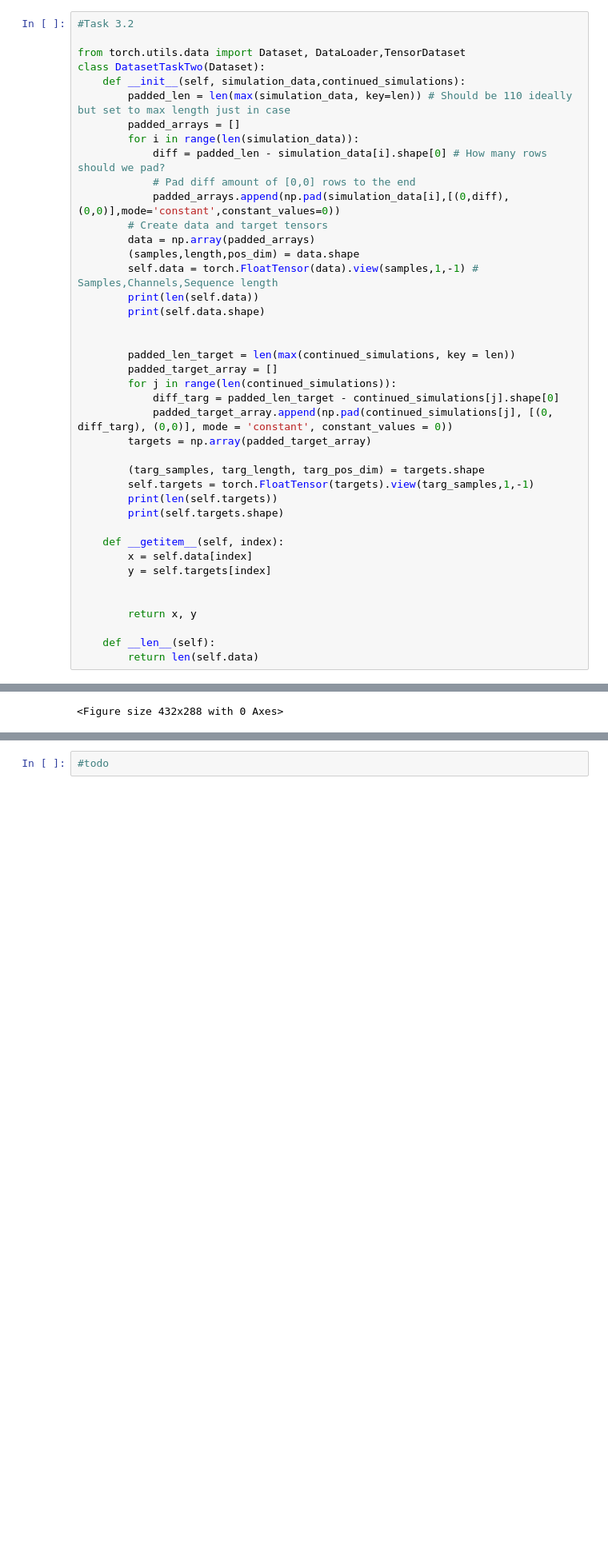
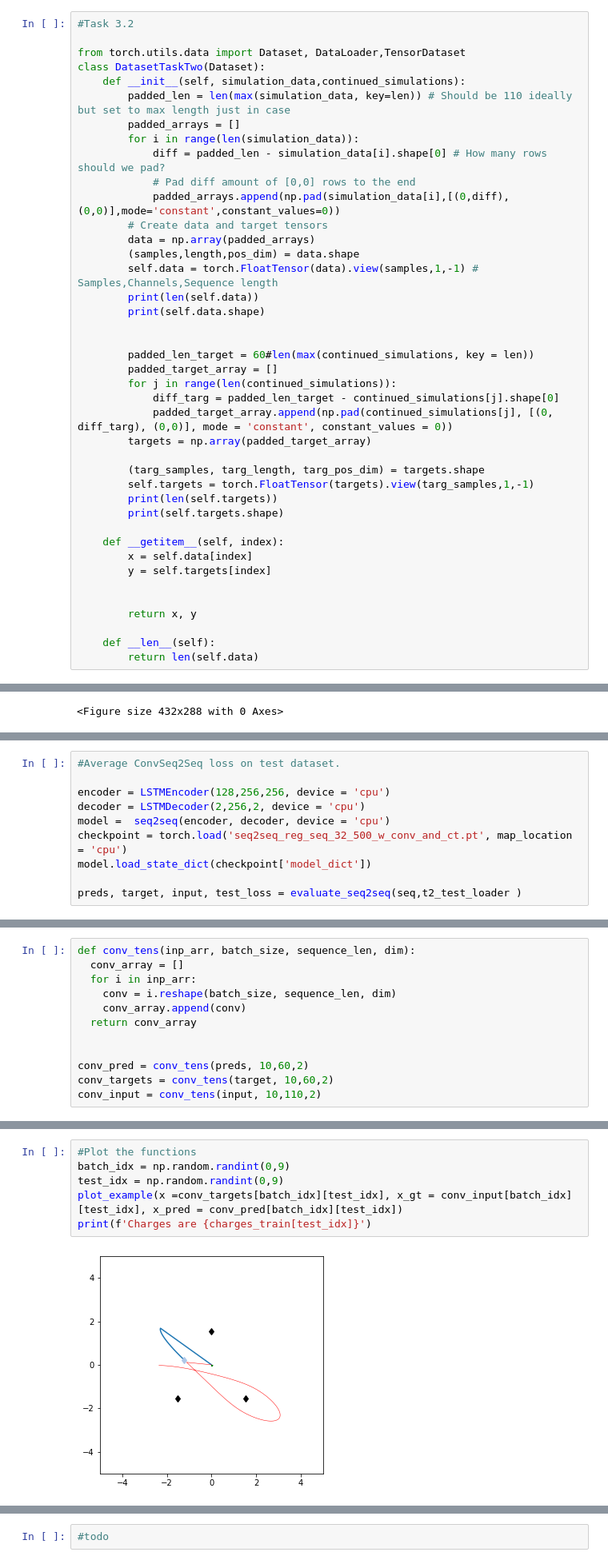
Before and after one commit to a-moharil/2AMM10-Group7, a Jupyter notebook: Assignment3/a3_lastest__seq2seq.ipynb, the cells around one changed output, grey strips where cells are left out. Shown at 80% size. Saved outputs shown, nothing was run; the diff lists cells and outputs as text; blank space fills up the shorter version.

```diff
--- a/Assignment3/a3_lastest__seq2seq.ipynb
+++ b/Assignment3/a3_lastest__seq2seq.ipynb
@@ -219,7 +223,7 @@ class DatasetTaskTwo(Dataset):
         print(self.data.shape)
 
 
-        padded_len_target = len(max(continued_simulations, key = len))
+        padded_len_target = 60#len(max(continued_simulations, key = len))
         padded_target_array = []
         for j in range(len(continued_simulations)):
             diff_targ = padded_len_target - continued_simulations[j].shape[0]
@@ -1025,0 +1045,10 @@ plot_example(prev_sim_00, pred_00)
+# %%
+#Average ConvSeq2Seq loss on test dataset.
+
+encoder = LSTMEncoder(128,256,256, device = 'cpu')
+decoder = LSTMDecoder(2,256,2, device = 'cpu')
+model =  seq2seq(encoder, decoder, device = 'cpu')
+checkpoint = torch.load('seq2seq_reg_seq_32_500_w_conv_and_ct.pt', map_location = 'cpu')
+model.load_state_dict(checkpoint['model_dict'])
+
+preds, target, input, test_loss = evaluate_seq2seq(seq,t2_test_loader )
@@ -1025,0 +1061,12 @@ plot_example(prev_sim_00, pred_00)
+# %%
+def conv_tens(inp_arr, batch_size, sequence_len, dim):
+  conv_array = []
+  for i in inp_arr:
+    conv = i.reshape(batch_size, sequence_len, dim)
+    conv_array.append(conv)
+  return conv_array
+
+
+conv_pred = conv_tens(preds, 10,60,2)
+conv_targets = conv_tens(target, 10,60,2)
+conv_input = conv_tens(input, 10,110,2)
@@ -1025,0 +1077,8 @@ plot_example(prev_sim_00, pred_00)
+# %%
+#Plot the functions
+batch_idx = np.random.randint(0,9)
+test_idx = np.random.randint(0,9)
+plot_example(x =conv_targets[batch_idx][test_idx], x_gt = conv_input[batch_idx][test_idx], x_pred = conv_pred[batch_idx][test_idx])
+print(f'Charges are {charges_train[test_idx]}')
+# %% [output]
+[figure, added]
```
Also changed, not shown: parts of 14 cells of this notebook.
